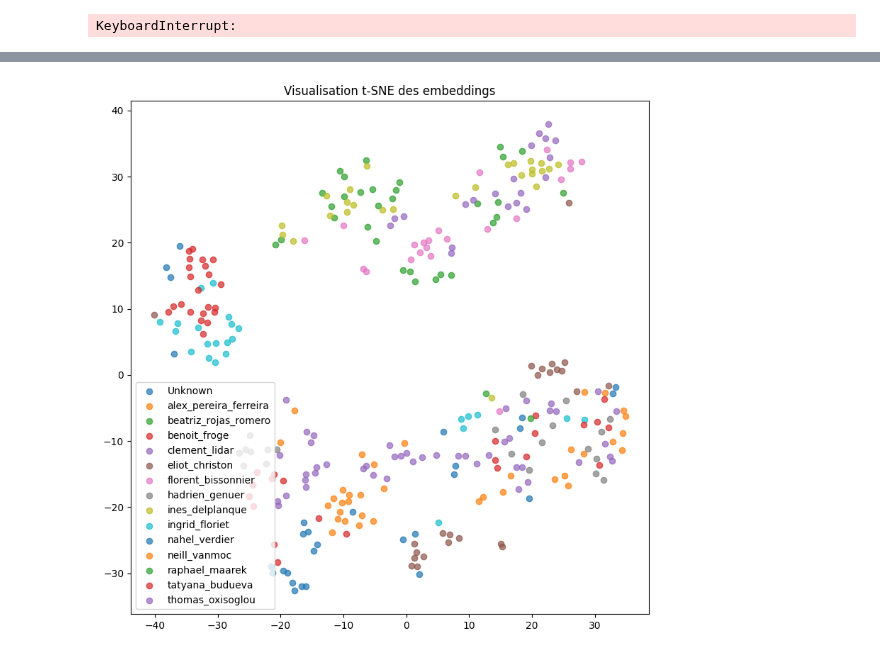
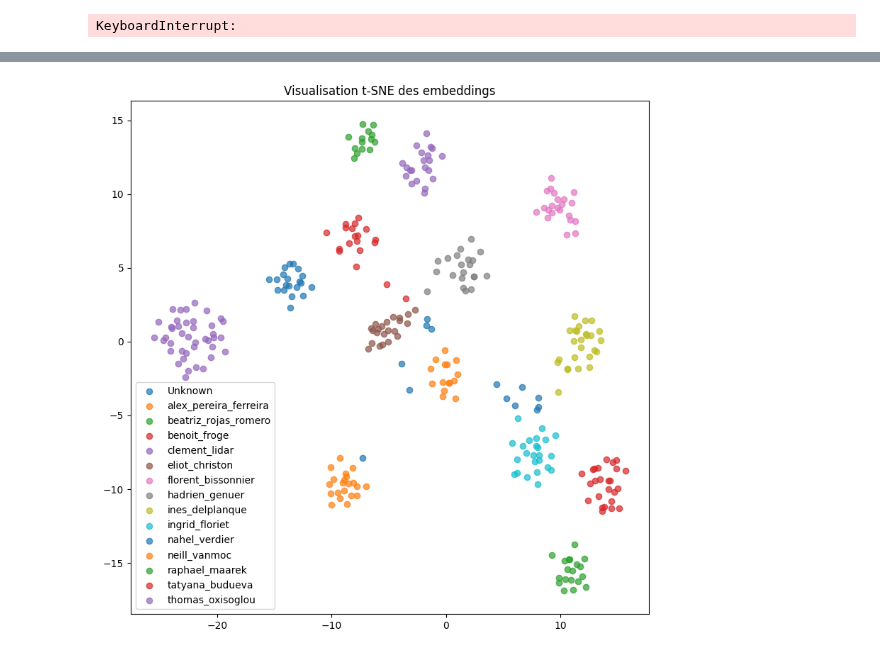
Before and after one commit to eliot-christon/robot-speech-to-speech, a Jupyter notebook: Tools/Evaluation/T1/eval.ipynb, the cells around one changed output, grey strips where cells are left out. Saved outputs shown, nothing was run; the diff lists cells and outputs as text; code cells hidden in the pictures.

```diff
--- a/Tools/Evaluation/T1/eval.ipynb
+++ b/Tools/Evaluation/T1/eval.ipynb
@@ -28,15 +27,17 @@ base_people_audios = dict()
 for person in [f for f in os.listdir(people_folder) if not f.endswith('.md')]:
     if person == "Unknown":
         continue
-    audio_file = [f for f in os.listdir(people_folder + person + "/voices/") if not f.endswith('.md')][0]
+    audio_file = [f for f in os.listdir(people_folder + person + "/voices/") if f.endswith('00.wav')][0]
     base_people_audios[person] = person + "/voices/" + audio_file
+
+print(base_people_audios)
 
 audios_to_verify_folder = "audios_to_test/"
 # contains folders with audios to test folder name being the person name
 audios_to_verify = dict()
 for person in [f for f in os.listdir(audios_to_verify_folder) if not '.' in f]:
     audios_to_verify[person] = []
-    for audio in [f for f in os.listdir(audios_to_verify_folder + person) if (f.endswith('.wav') or f.endswith('.mp3'))]:
+    for audio in [f for f in os.listdir(audios_to_verify_folder + person) if (f.endswith('00.wav'))]:
         audios_to_verify[person].append(person + "/" + audio)
 print(audios_to_verify)
 # %% [output]
@@ -90,7 +92,7 @@ model_name = "spkrec-ecapa-voxceleb-mel-spec"
 encoder = MelSpectrogramEncoder.from_hparams(source=f"speechbrain/{model_name}", savedir=input_model_dir + model_name)
 
 # create embeddings for reference audios
-for name, audio, folder in big_list:
+for name, audio, folder in tqdm(big_list):
     # print(f"\nAUDIO: {audio}")
     audio_path = os.path.join(folder, audio)
 
@@ -675,25 +715,25 @@ F1: 0.42022866022866023
 # %%
 from sklearn.manifold import TSNE
 from sklearn.decomposition import PCA
 
-tsne = TSNE(n_components=2, random_state=42, perplexity=10, metric='cosine')
+tsne = TSNE(n_components=2, random_state=42)
 X_tsne = tsne.fit_transform(X)
 
 # plot the t-SNE
 fig, ax = plt.subplots(figsize=(8, 8))
 
 for name in np.unique(y):
 
     mask = y == name
     ax.scatter(X_tsne[mask, 0], X_tsne[mask, 1], label=name, alpha=0.7)
 
 ax.legend()
 if FRENCH:
     ax.set_title("Visualisation t-SNE des embeddings")
 else:
     ax.set_title("t-SNE visualization of the embeddings")
 plt.tight_layout()
 plt.savefig("plots/tsne.png")
 plt.show()
 # %% [output]
-[figure, old version]
+[figure, new version]
```
Also changed, not shown: parts of 7 cells of this notebook, 5 other files.
